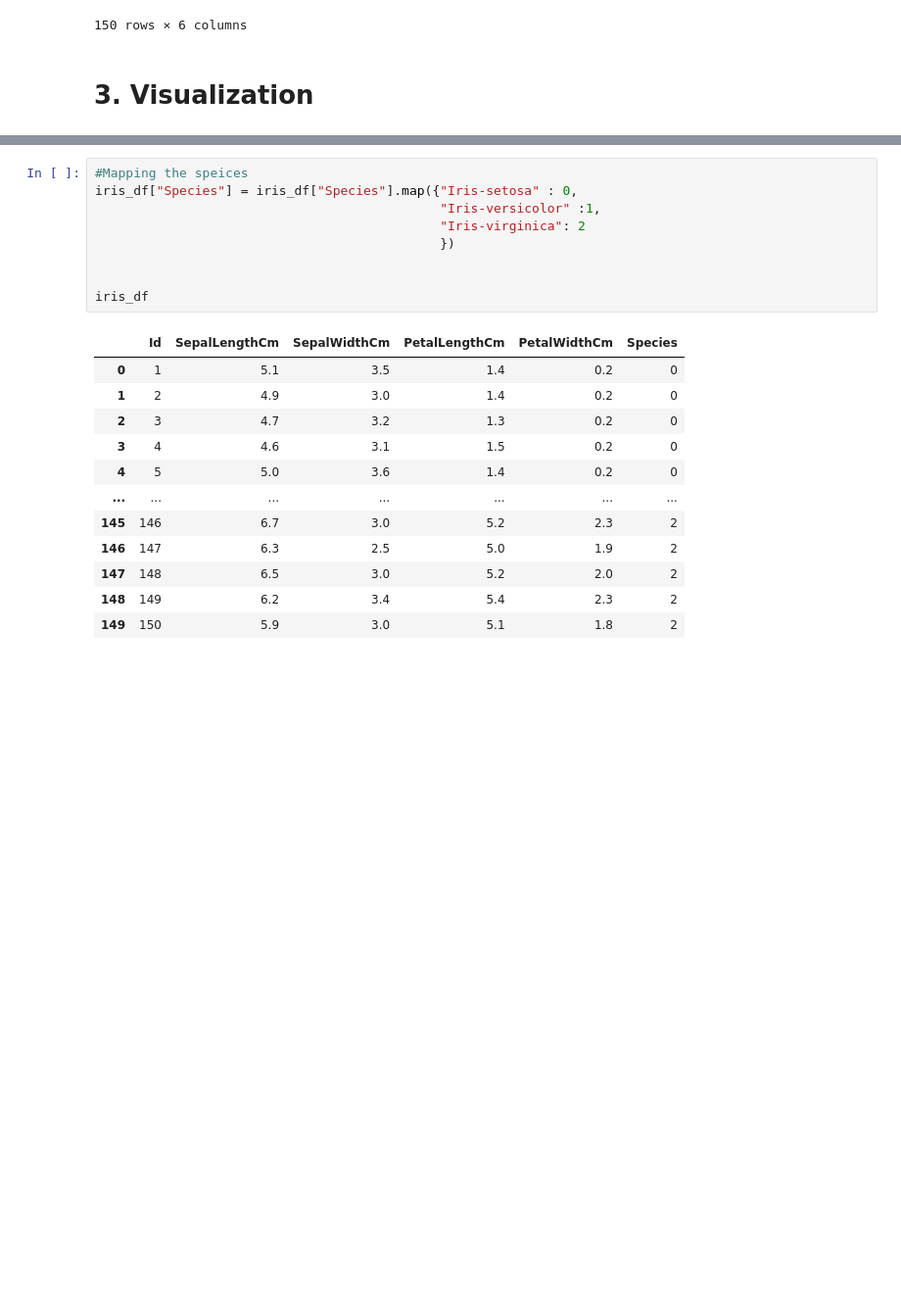
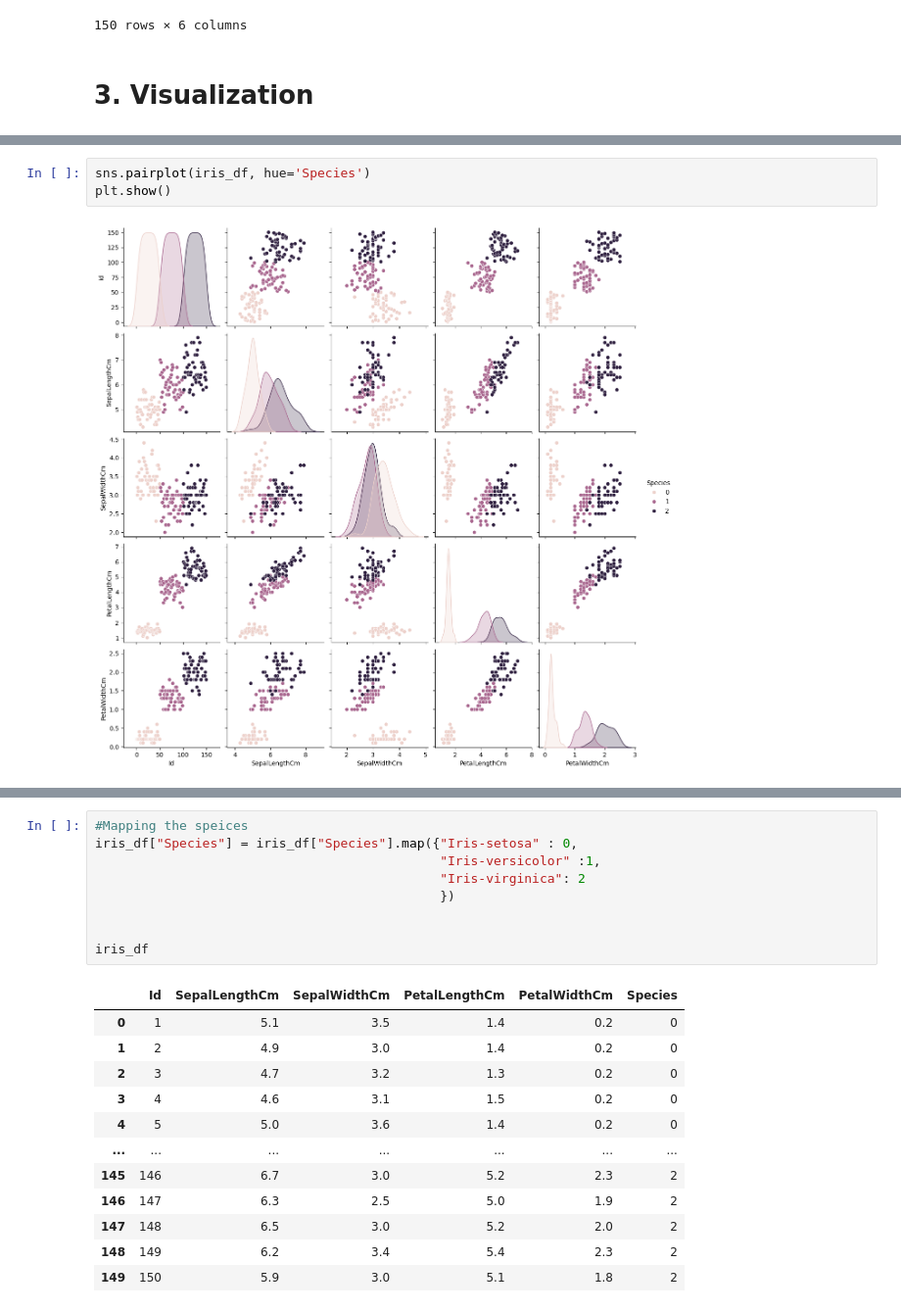
Before and after one commit to dronabopche/100-ML-AI-Project, a Jupyter notebook: ML_To_Train/03_Iris_Flower_Predictor/iris_flower_predict.ipynb, the cells around one changed output, grey strips where cells are left out. Shown at 98% size. Drawn from its saved outputs; the diff is of its cells as text; blank space fills up the shorter version.

```diff
--- a/ML_To_Train/03_Iris_Flower_Predictor/iris_flower_predict.ipynb
+++ b/ML_To_Train/03_Iris_Flower_Predictor/iris_flower_predict.ipynb
@@ -71,0 +78,5 @@ plt.show()
+# %%
+sns.pairplot(iris_df, hue='Species')
+plt.show()
+# %% [output]
+[figure, added]
```
Also changed, not shown: parts of 5 cells of this notebook, 7 other files.
